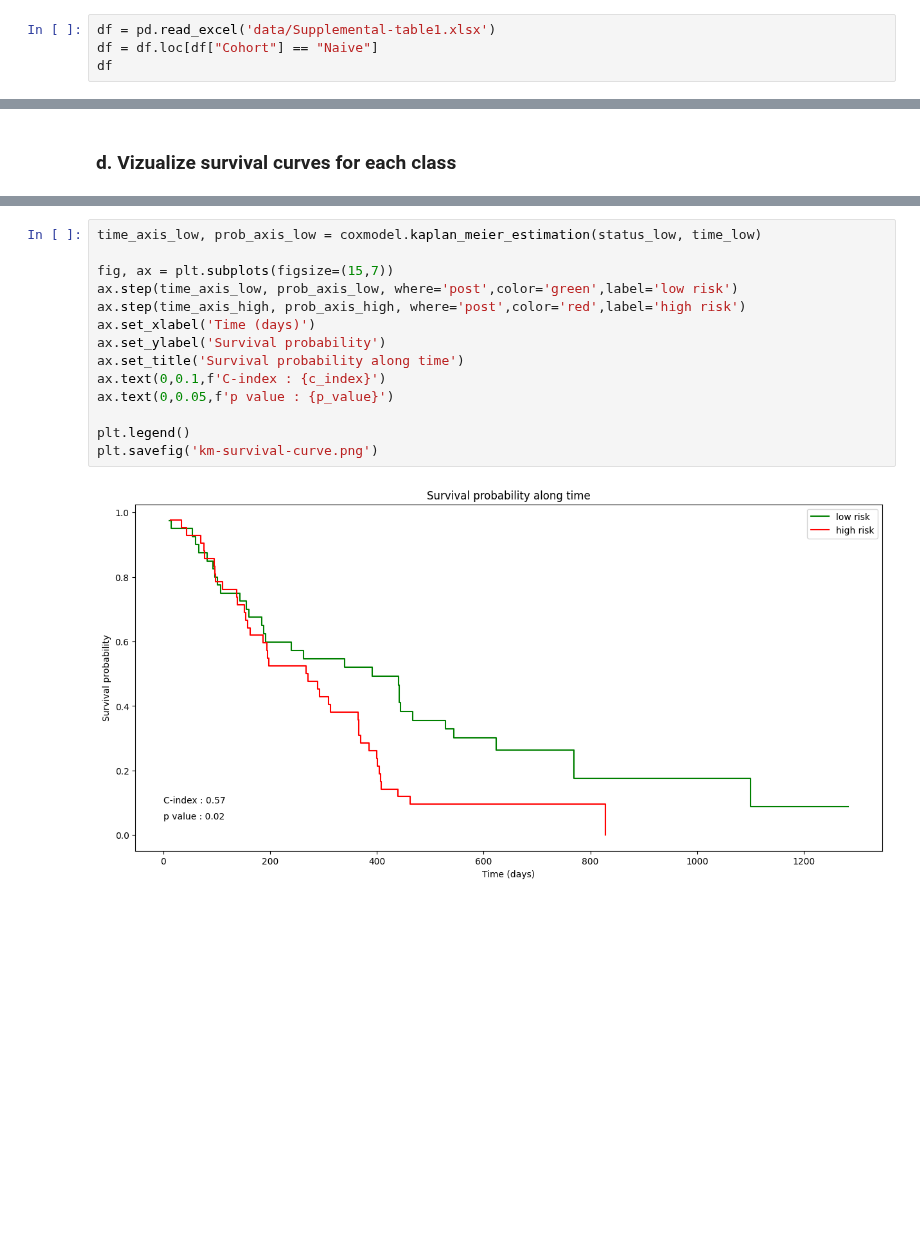
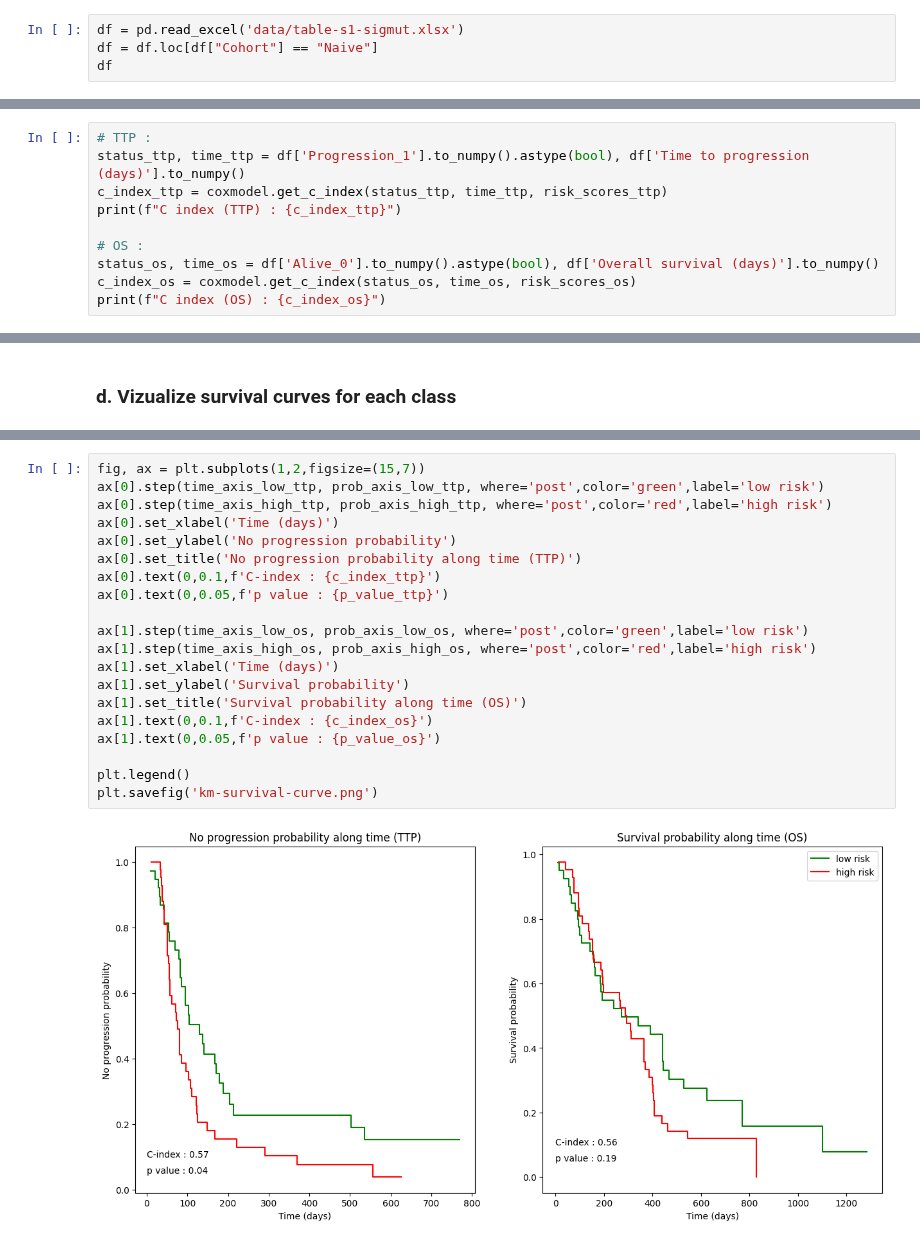
Before and after one commit to Arthur8754/mutational-signatures, a Jupyter notebook: cox-model.ipynb, the cells around one changed output, grey strips where cells are left out. Cells and saved outputs as stored; diff of their text form; blank space fills up the shorter version.

````diff
--- a/cox-model.ipynb
+++ b/cox-model.ipynb
@@ -12,7 +12,7 @@ coxmodel = CoxModel()
 ## 1. Reading and preprocessing
 We read the ```data/Supplemental-table1.xlsx``` file, and we drop the non-naive patients from the dataframe.
 # %%
-df = pd.read_excel('data/Supplemental-table1.xlsx')
+df = pd.read_excel('data/table-s1-sigmut.xlsx')
 df = df.loc[df["Cohort"] == "Naive"]
 df
 # %% [output]
@@ -72,0 +73,10 @@ c_index
+# %%
+# TTP :
+status_ttp, time_ttp = df['Progression_1'].to_numpy().astype(bool), df['Time to progression (days)'].to_numpy()
+c_index_ttp = coxmodel.get_c_index(status_ttp, time_ttp, risk_scores_ttp)
+print(f"C index (TTP) : {c_index_ttp}")
+
+# OS :
+status_os, time_os = df['Alive_0'].to_numpy().astype(bool), df['Overall survival (days)'].to_numpy()
+c_index_os = coxmodel.get_c_index(status_os, time_os, risk_scores_os)
+print(f"C index (OS) : {c_index_os}")
@@ -91,16 +132,22 @@ time_axis_high, prob_axis_high = coxmodel.kaplan_meier_estimation(status_high, t
 # %%
-time_axis_low, prob_axis_low = coxmodel.kaplan_meier_estimation(status_low, time_low)
+fig, ax = plt.subplots(1,2,figsize=(15,7))
+ax[0].step(time_axis_low_ttp, prob_axis_low_ttp, where='post',color='green',label='low risk')
+ax[0].step(time_axis_high_ttp, prob_axis_high_ttp, where='post',color='red',label='high risk')
+ax[0].set_xlabel('Time (days)')
+ax[0].set_ylabel('No progression probability')
+ax[0].set_title('No progression probability along time (TTP)')
+ax[0].text(0,0.1,f'C-index : {c_index_ttp}')
+ax[0].text(0,0.05,f'p value : {p_value_ttp}')
 
-fig, ax = plt.subplots(figsize=(15,7))
-ax.step(time_axis_low, prob_axis_low, where='post',color='green',label='low risk')
-ax.step(time_axis_high, prob_axis_high, where='post',color='red',label='high risk')
-ax.set_xlabel('Time (days)')
-ax.set_ylabel('Survival probability')
-ax.set_title('Survival probability along time')
-ax.text(0,0.1,f'C-index : {c_index}')
-ax.text(0,0.05,f'p value : {p_value}')
+ax[1].step(time_axis_low_os, prob_axis_low_os, where='post',color='green',label='low risk')
+ax[1].step(time_axis_high_os, prob_axis_high_os, where='post',color='red',label='high risk')
+ax[1].set_xlabel('Time (days)')
+ax[1].set_ylabel('Survival probability')
+ax[1].set_title('Survival probability along time (OS)')
+ax[1].text(0,0.1,f'C-index : {c_index_os}')
+ax[1].text(0,0.05,f'p value : {p_value_os}')
 
 plt.legend()
 plt.savefig('km-survival-curve.png')
 # %% [output]
-[figure, old version]
+[figure, new version]
````
Also changed, not shown: parts of 9 cells of this notebook.
